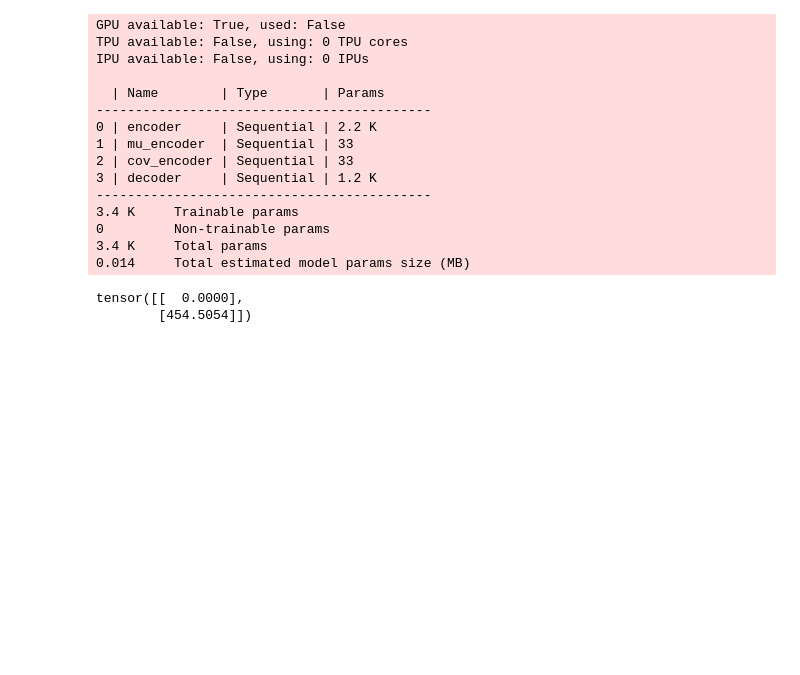
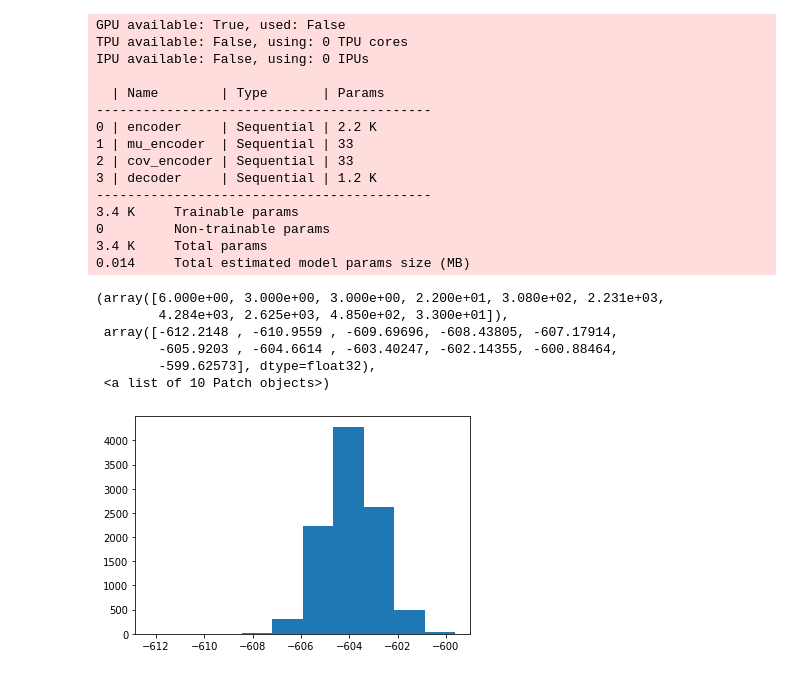
Before and after one commit to Dzeiberg/latentPosteriorEstimation, a Jupyter notebook: PU_VAE.ipynb, the cells around one changed output. Drawn from its saved outputs; the diff is of its cells as text; code cells hidden in the pictures; blank space fills up the shorter version.

```diff
--- a/PU_VAE.ipynb
+++ b/PU_VAE.ipynb
@@ -104,15 +87,16 @@ class PUVAE(pl.LightningModule):
 
     def forward(self, x):
         N = x.shape[0]
-        epsilon = self.encoder(x)
-        z_1 = z_1_2[...,:self.z_dim] + torch.normal(torch.zeros((N,self.z_dim)),1)
-        z_2 = z_1_2[...,self.z_dim:] + torch.normal(torch.zeros((N,self.z_dim)),1)
-        z = self.pi * z_1 + (1 - self.pi) * z_2
-        return z
+        h = self.encoder(x)
+        mu = self.mu_encoder(h)
+        sigma = torch.exp(self.cov_encoder(h))
+        eps = torch.randn(*mu.shape)
+        z= eps * sigma + mu
+        return z, self.decoder(z)
 
     def training_step(self, batch, batch_idx):
         # separate positive and unlabeled
-        xP, x = batch
+        xP, x,trueZP,trueZ = batch
         ######### Sample from q(z|x) ############
         h = self.encoder(x)
         mu = self.mu_encoder(h)
@@ -201,6 +185,10 @@ class PUVAE(pl.LightningModule):
         tensorboard.add_histogram("$p(x_p|z_p)$",torch.exp(pxPzP))
         tensorboard.add_histogram("$p(z_p)$",torch.exp(pzP))
         tensorboard.add_histogram("$q(z_p|x_p)$",torch.exp(qzPxP))
+        tensorboard.add_histogram("xHat",xHat)
+        tensorboard.add_histogram("xPHat",xPHat)
+        tensorboard.add_histogram("z",z)
+        tensorboard.add_histogram("z_p",zP)
         self.log("loss",loss)
         return loss
     def configure_optimizers(self):
@@ -208,8 +196,6 @@ class PUVAE(pl.LightningModule):
         return optimizer
 # %%
 puvae = PUVAE(DIM,32,1,COV=COV,ZCOV=torch.Tensor(ZCOV),EMSTEPS=100,JOINT_EM=False)
-# %%
-dl = DataLoader(TensorDataset(xp, x),batch_size=128,)
 # %%
 trainer = pl.Trainer(max_epochs=100, )
 trainer.fit(puvae, dl)
@@ -229,8 +215,3 @@ IPU available: False, using: 0 IPUs
 0         Non-trainable params
 3.4 K     Total params
 0.014     Total estimated model params size (MB)
-# %%
-puvae.mu
-# %% [output]
-tensor([[  0.0000],
-        [454.5054]])
@@ -245,0 +218,12 @@ fig.tight_layout()
+# %%
+zPrime,xHat = puvae(dl.dataset.tensors[1])
+# %%
+plt.hist(zPrime.detach().numpy().ravel())
+# %% [output]
+(array([6.000e+00, 3.000e+00, 3.000e+00, 2.200e+01, 3.080e+02, 2.231e+03,
+        4.284e+03, 2.625e+03, 4.850e+02, 3.300e+01]),
+ array([-612.2148 , -610.9559 , -609.69696, -608.43805, -607.17914,
+        -605.9203 , -604.6614 , -603.40247, -602.14355, -600.88464,
+        -599.62573], dtype=float32),
+ <a list of 10 Patch objects>)
+[figure, added]
```
Also changed, not shown: parts of 11 cells of this notebook.
